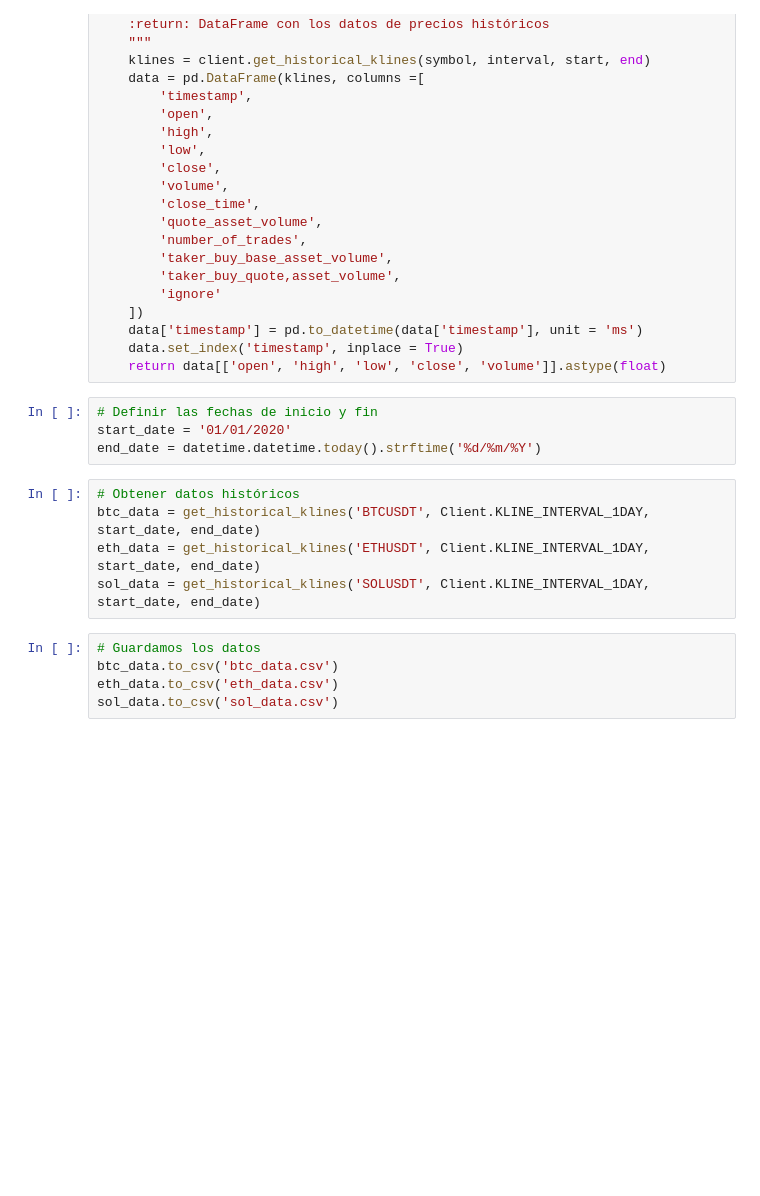
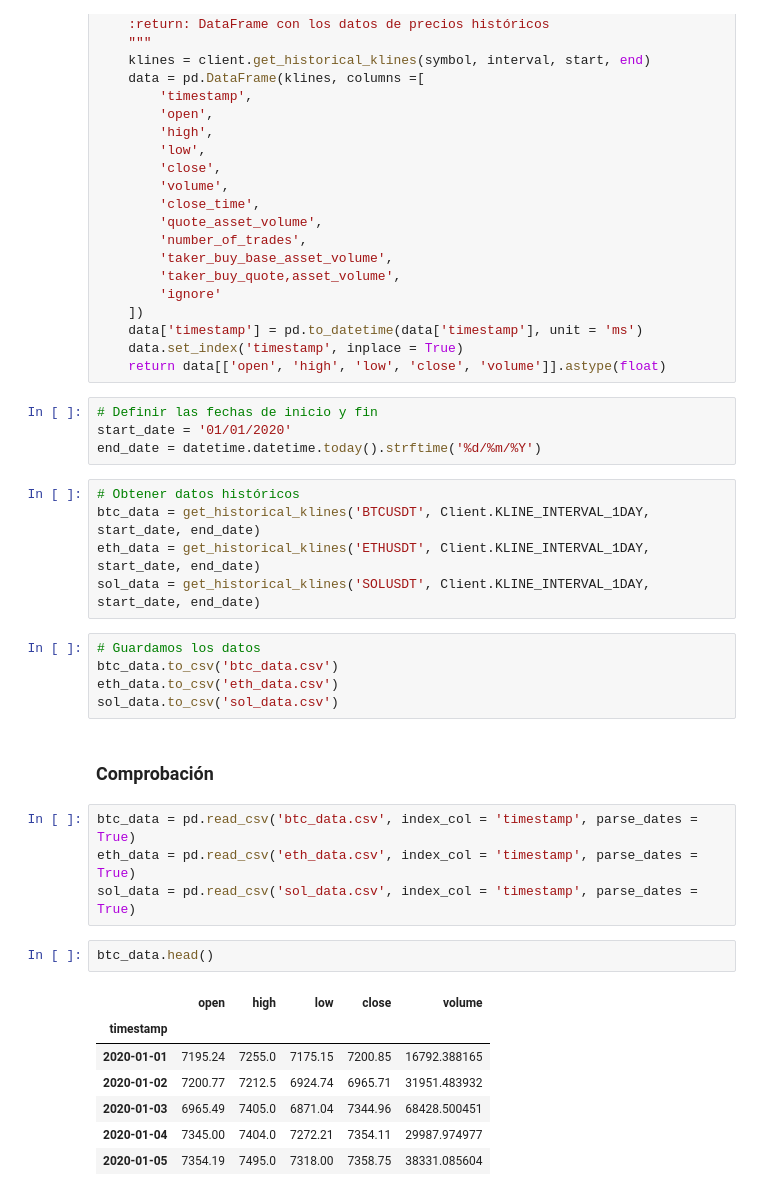
Before and after one commit to Nambu89/Crypto_Price_Prediction, a Jupyter notebook: Prediction.ipynb, the cells around one changed output. Drawn from its saved outputs; the diff is of its cells as text; blank space fills up the shorter version.

```diff
--- a/Prediction.ipynb
+++ b/Prediction.ipynb
@@ -62,3 +61,19 @@ sol_data = get_historical_klines('SOLUSDT', Client.KLINE_INTERVAL_1DAY, start_da
 btc_data.to_csv('btc_data.csv')
 eth_data.to_csv('eth_data.csv')
 sol_data.to_csv('sol_data.csv')
+# %% [markdown]
+### Comprobación
+# %%
+btc_data = pd.read_csv('btc_data.csv', index_col = 'timestamp', parse_dates = True)
+eth_data = pd.read_csv('eth_data.csv', index_col = 'timestamp', parse_dates = True)
+sol_data = pd.read_csv('sol_data.csv', index_col = 'timestamp', parse_dates = True)
+# %%
+btc_data.head()
+# %% [output]
+|  | open | high | low | close | volume |
+| timestamp |  |  |  |  |  |
+| 2020-01-01 | 7195.24 | 7255.0 | 7175.15 | 7200.85 | 16792.388165 |
+| 2020-01-02 | 7200.77 | 7212.5 | 6924.74 | 6965.71 | 31951.483932 |
+| 2020-01-03 | 6965.49 | 7405.0 | 6871.04 | 7344.96 | 68428.500451 |
+| 2020-01-04 | 7345.00 | 7404.0 | 7272.21 | 7354.11 | 29987.974977 |
+| 2020-01-05 | 7354.19 | 7495.0 | 7318.00 | 7358.75 | 38331.085604 |
```
Also changed, not shown: parts of 29 cells of this notebook, 3 other files.
